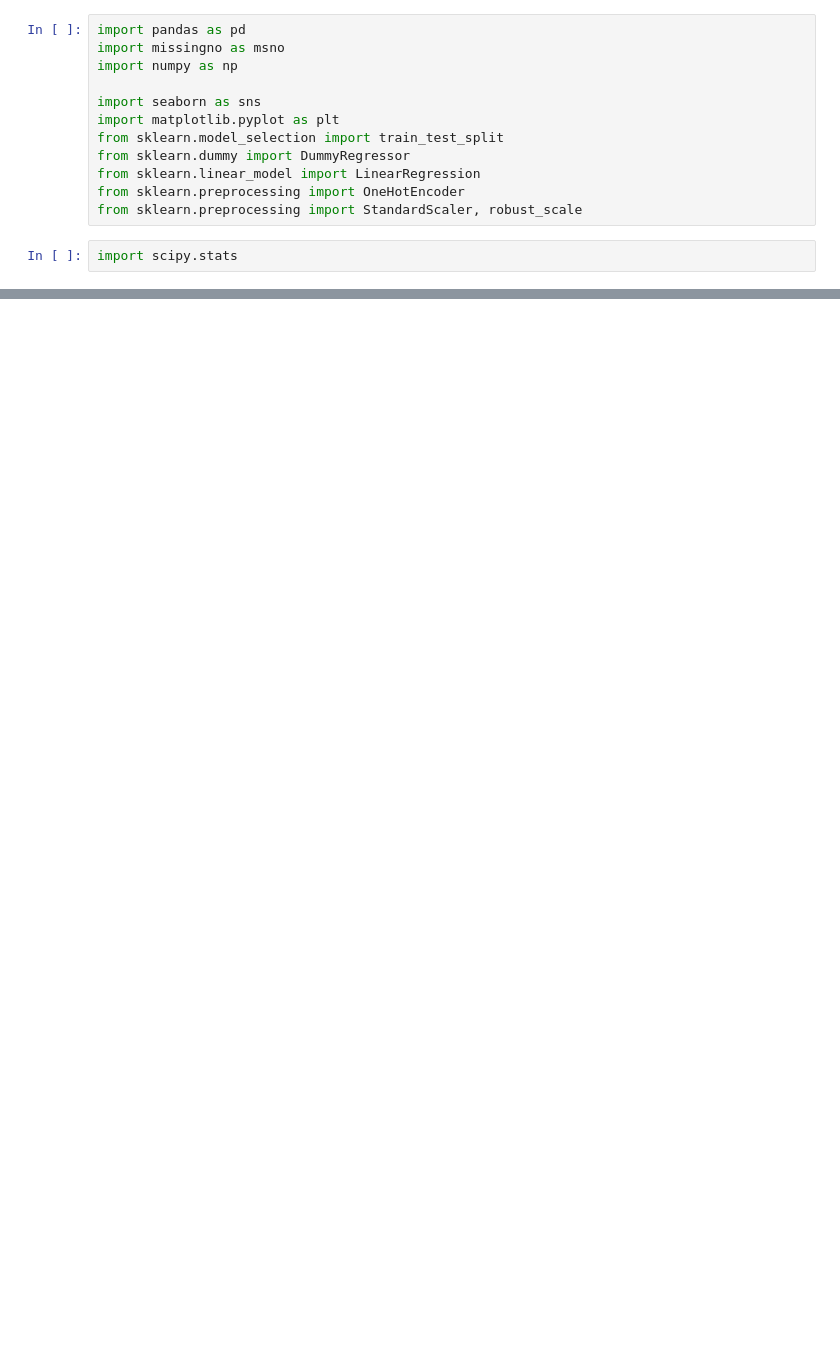
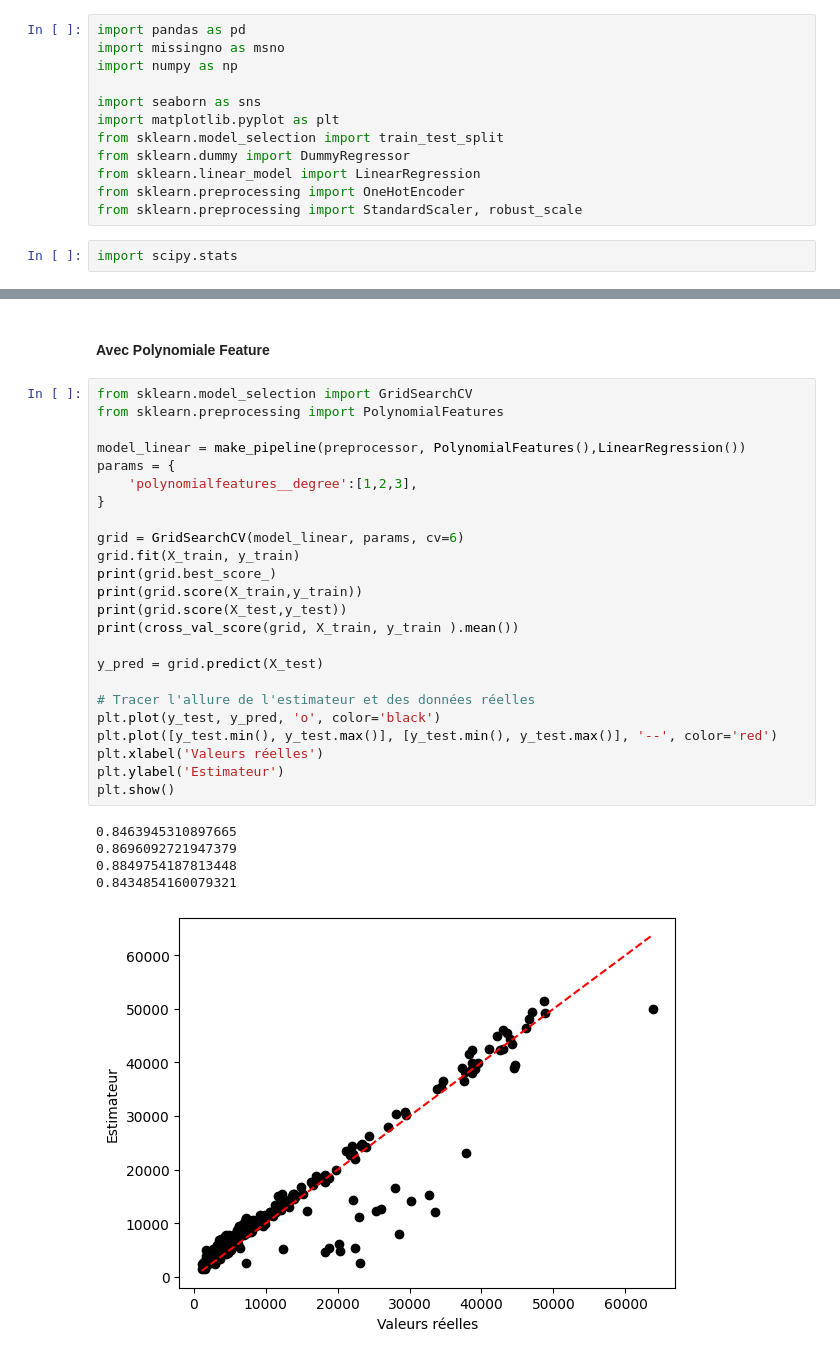
Before and after one commit to haelbrek/Projet_Assurance, a Jupyter notebook: adeline.ipynb, the cells around one changed output, grey strips where cells are left out. Cells and saved outputs as stored; diff of their text form; blank space fills up the shorter version.

```diff
--- a/adeline.ipynb
+++ b/adeline.ipynb
@@ -360,0 +114,32 @@ ValueError: could not convert string to float: 'female'
+# %% [markdown]
+#### Avec Polynomiale Feature
+# %%
+from sklearn.model_selection import GridSearchCV
+from sklearn.preprocessing import PolynomialFeatures
+
+model_linear = make_pipeline(preprocessor, PolynomialFeatures(),LinearRegression())
+params = {
+    'polynomialfeatures__degree':[1,2,3],
+}
+
+grid = GridSearchCV(model_linear, params, cv=6)
+grid.fit(X_train, y_train)
+print(grid.best_score_)
+print(grid.score(X_train,y_train))
+print(grid.score(X_test,y_test))
+print(cross_val_score(grid, X_train, y_train ).mean())
+
+y_pred = grid.predict(X_test)
+
+# Tracer l'allure de l'estimateur et des données réelles
+plt.plot(y_test, y_pred, 'o', color='black')
+plt.plot([y_test.min(), y_test.max()], [y_test.min(), y_test.max()], '--', color='red')
+plt.xlabel('Valeurs réelles')
+plt.ylabel('Estimateur')
+plt.show()
+# %% [output]
+0.8463945310897665
+0.8696092721947379
+0.8849754187813448
+0.8434854160079321
+[figure, added]
```
Also changed, not shown: parts of 84 cells of this notebook, 4 other files.
